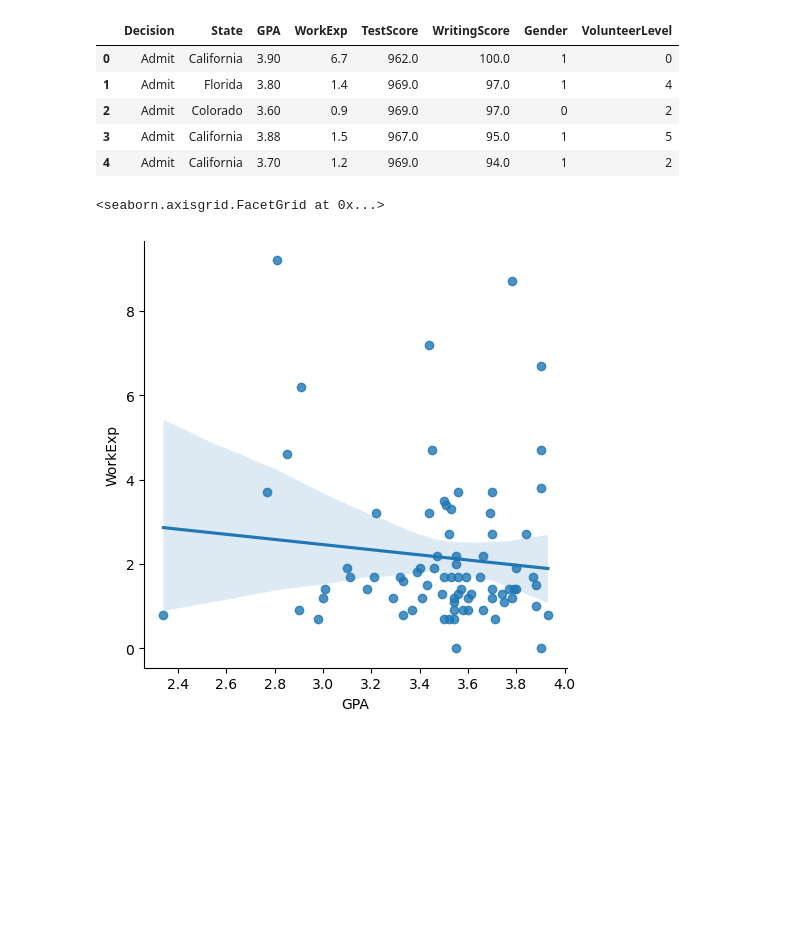
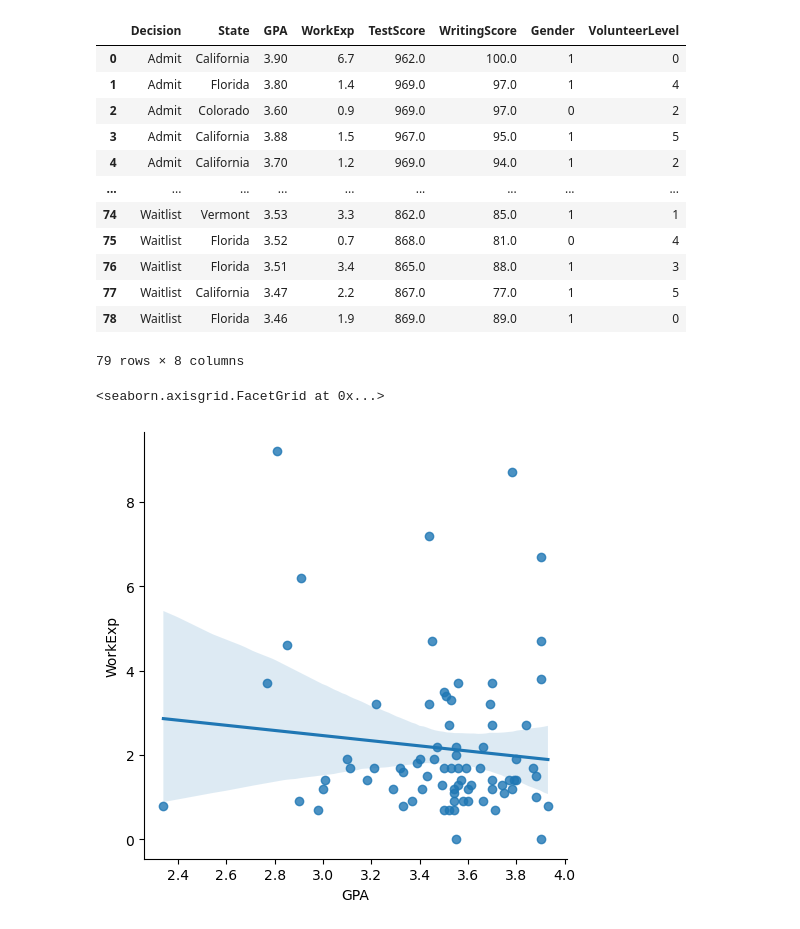
Before and after one commit to geh1221/dsan5900hw1, a Jupyter notebook: visualization/work_volunteer.ipynb, the cells around one changed output. Saved outputs shown, nothing was run; the diff lists cells and outputs as text; code cells hidden in the pictures; blank space fills up the shorter version.

Commit message:
transferring/new waitlist-decline doc

```diff
--- a/visualization/work_volunteer.ipynb
+++ b/visualization/work_volunteer.ipynb
@@ -1,16 +1,23 @@
 # %%
 import pandas as pd
 
 data = pd.read_csv("../data/cleaned_data/data_cleaned.csv")
 data = data.drop(columns = ["Unnamed: 0"])
-data.head()
+data.head(1000)
 # %% [output]
 |  | Decision | State | GPA | WorkExp | TestScore | WritingScore | Gender | VolunteerLevel |
 | 0 | Admit | California | 3.90 | 6.7 | 962.0 | 100.0 | 1 | 0 |
 | 1 | Admit | Florida | 3.80 | 1.4 | 969.0 | 97.0 | 1 | 4 |
 | 2 | Admit | Colorado | 3.60 | 0.9 | 969.0 | 97.0 | 0 | 2 |
 | 3 | Admit | California | 3.88 | 1.5 | 967.0 | 95.0 | 1 | 5 |
 | 4 | Admit | California | 3.70 | 1.2 | 969.0 | 94.0 | 1 | 2 |
+| ... | ... | ... | ... | ... | ... | ... | ... | ... |
+| 74 | Waitlist | Vermont | 3.53 | 3.3 | 862.0 | 85.0 | 1 | 1 |
+| 75 | Waitlist | Florida | 3.52 | 0.7 | 868.0 | 81.0 | 0 | 4 |
+| 76 | Waitlist | Florida | 3.51 | 3.4 | 865.0 | 88.0 | 1 | 3 |
+| 77 | Waitlist | California | 3.47 | 2.2 | 867.0 | 77.0 | 1 | 5 |
+| 78 | Waitlist | Florida | 3.46 | 1.9 | 869.0 | 89.0 | 1 | 0 |
+79 rows × 8 columns
 # %%
 import seaborn as sns
 import matplotlib.pyplot as plt
```
Also changed, not shown: parts of 1 cell of this notebook, 5 other files.
